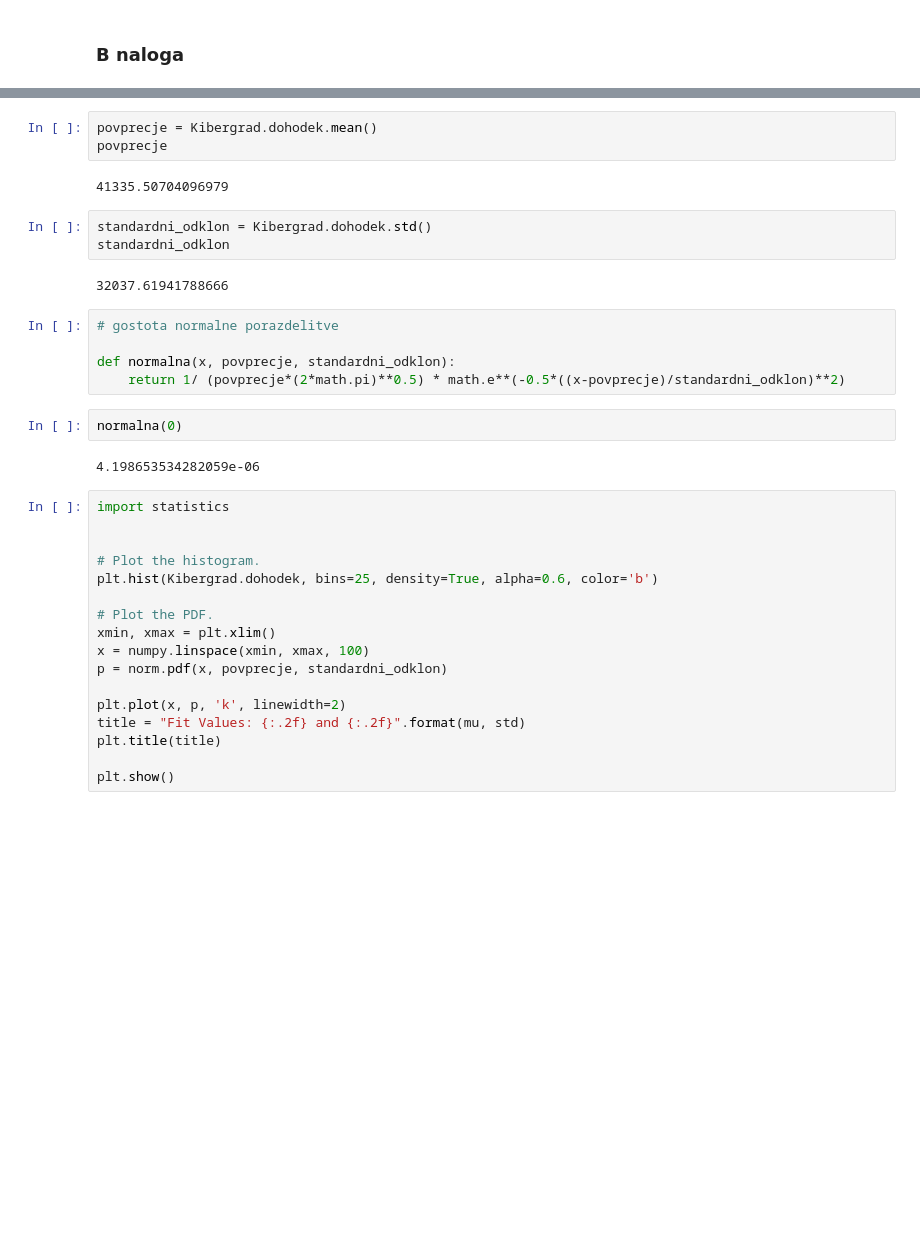
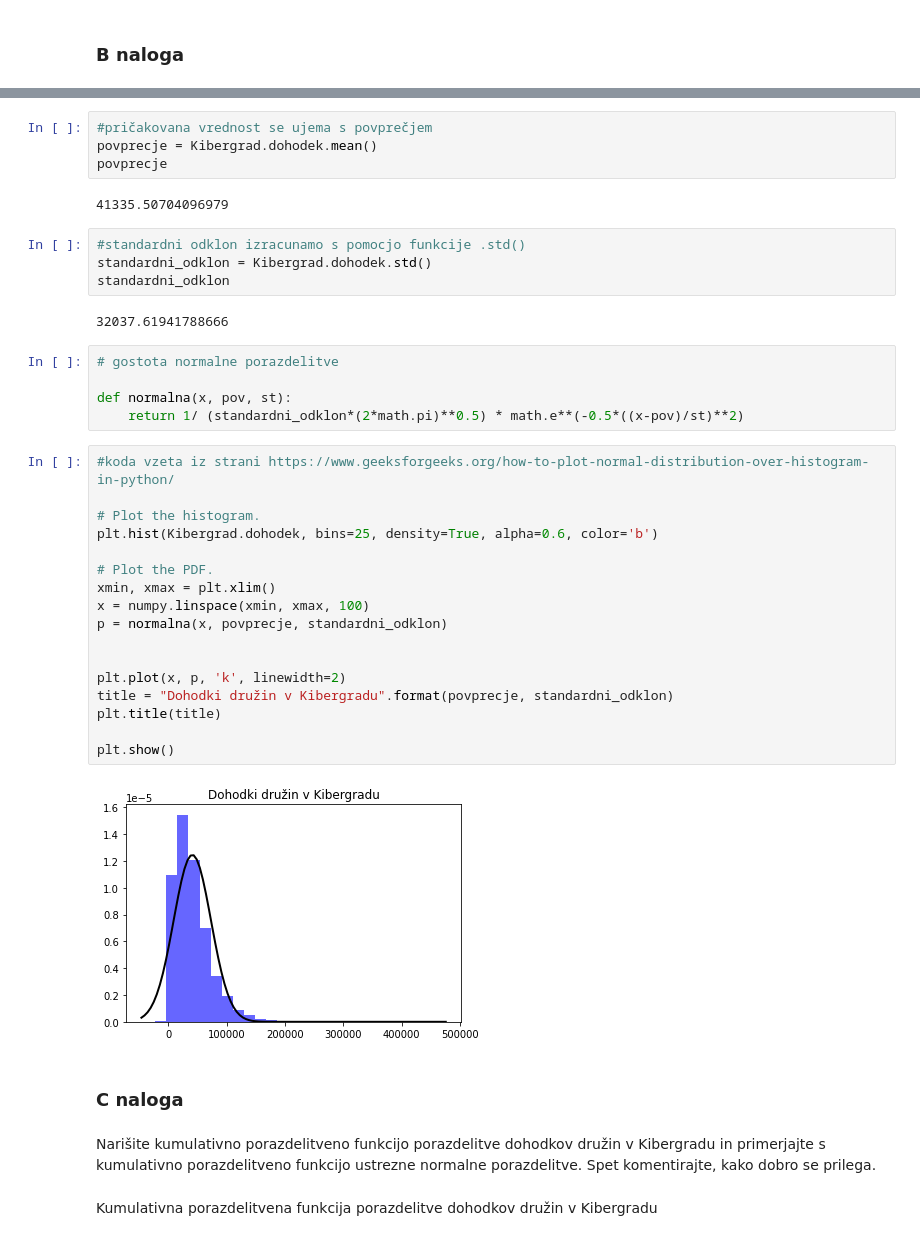
Before and after one commit to gajajamnik/stata_projektna, a Jupyter notebook: Naloga1.ipynb, the cells around one changed output, grey strips where cells are left out. Drawn from its saved outputs; the diff is of its cells as text; blank space fills up the shorter version.

```diff
--- a/Naloga1.ipynb
+++ b/Naloga1.ipynb
@@ -207,36 +97,44 @@ plt.hist(Kibergrad.dohodek, bins=22)
 # %%
+#pričakovana vrednost se ujema s povprečjem
 povprecje = Kibergrad.dohodek.mean()
 povprecje
 # %% [output]
 41335.50704096979
-# %%
-standardni_odklon = Kibergrad.dohodek.std()
-standardni_odklon
-# %% [output]
-32037.61941788666
+# %%
+#standardni odklon izracunamo s pomocjo funkcije .std()
+standardni_odklon = Kibergrad.dohodek.std()
+standardni_odklon
+# %% [output]
+32037.61941788666
 # %%
 # gostota normalne porazdelitve
 
-def normalna(x, povprecje, standardni_odklon):
-    return 1/ (povprecje*(2*math.pi)**0.5) * math.e**(-0.5*((x-povprecje)/standardni_odklon)**2)
+def normalna(x, pov, st):
+    return 1/ (standardni_odklon*(2*math.pi)**0.5) * math.e**(-0.5*((x-pov)/st)**2)
-# %%
-normalna(0)
-# %% [output]
-4.198653534282059e-06
 # %%
-import statistics
-
+#koda vzeta iz strani https://www.geeksforgeeks.org/how-to-plot-normal-distribution-over-histogram-in-python/
 
 # Plot the histogram.
 plt.hist(Kibergrad.dohodek, bins=25, density=True, alpha=0.6, color='b')
 
 # Plot the PDF.
 xmin, xmax = plt.xlim()
 x = numpy.linspace(xmin, xmax, 100)
-p = norm.pdf(x, povprecje, standardni_odklon)
+p = normalna(x, povprecje, standardni_odklon)
+
 
 plt.plot(x, p, 'k', linewidth=2)
-title = "Fit Values: {:.2f} and {:.2f}".format(mu, std)
+title = "Dohodki družin v Kibergradu".format(povprecje, standardni_odklon)
 plt.title(title)
 
 plt.show()
+# %% [output]
+[figure, added]
+# %% [markdown]
+### C naloga
+# %% [markdown]
+Narišite kumulativno porazdelitveno funkcijo porazdelitve dohodkov družin v
+Kibergradu in primerjajte s kumulativno porazdelitveno funkcijo ustrezne normalne porazdelitve. Spet komentirajte, kako dobro se prilega.
+# %% [markdown]
+Kumulativna porazdelitvena funkcija porazdelitve dohodkov družin v
+Kibergradu
```
Also changed, not shown: parts of 57 cells of this notebook.
